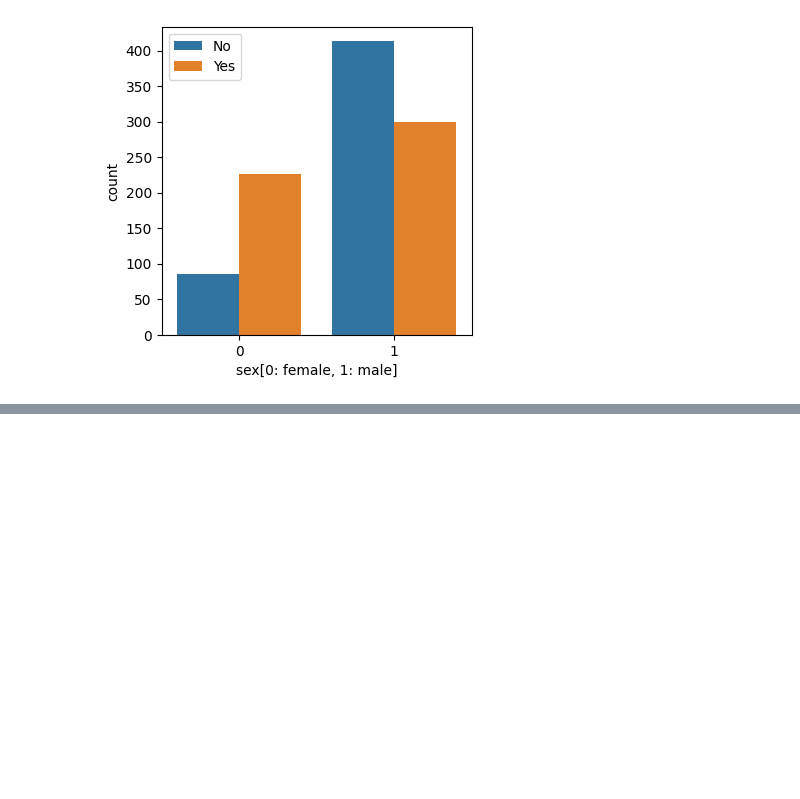
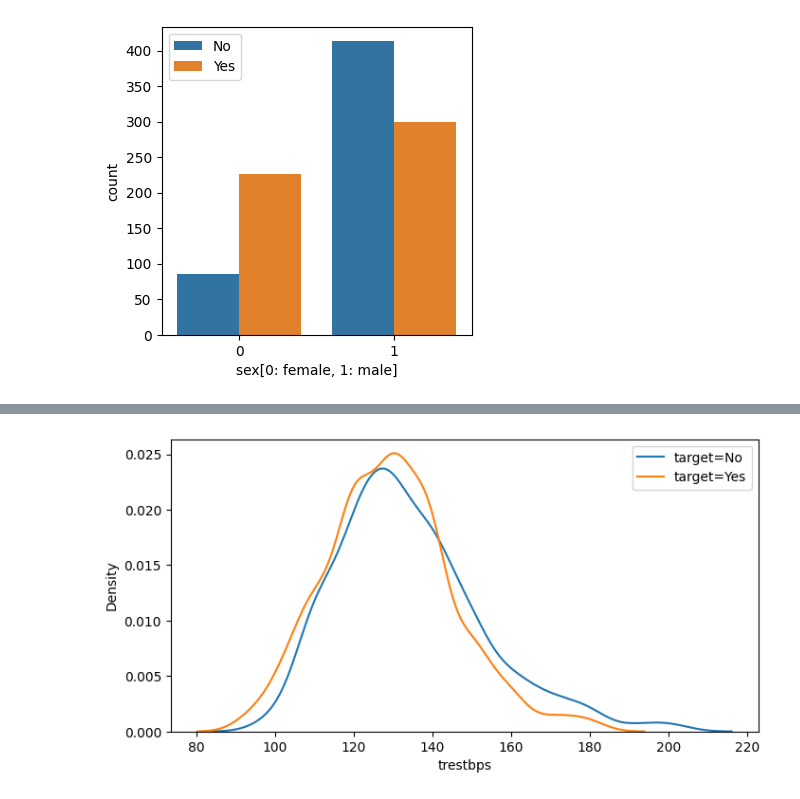
Before and after one commit to drawcodeboy/bigdata_class, a Jupyter notebook: bigdata_class.ipynb, the cells around one changed output, grey strips where cells are left out. Drawn from its saved outputs; the diff is of its cells as text; code cells hidden in the pictures; blank space fills up the shorter version.

```diff
--- a/bigdata_class.ipynb
+++ b/bigdata_class.ipynb
@@ -61,0 +83,8 @@ plt.show()
+# %%
+plt.figure(figsize=(8, 4))
+sns.kdeplot(df[df['target'] == 0]['trestbps']) # Histogram
+sns.kdeplot(df[df['target'] == 1]['trestbps'])
+plt.legend(['target=No', 'target=Yes'])
+plt.show()
+# %% [output]
+[figure, added]
```
Also changed, not shown: parts of 3 cells of this notebook.
